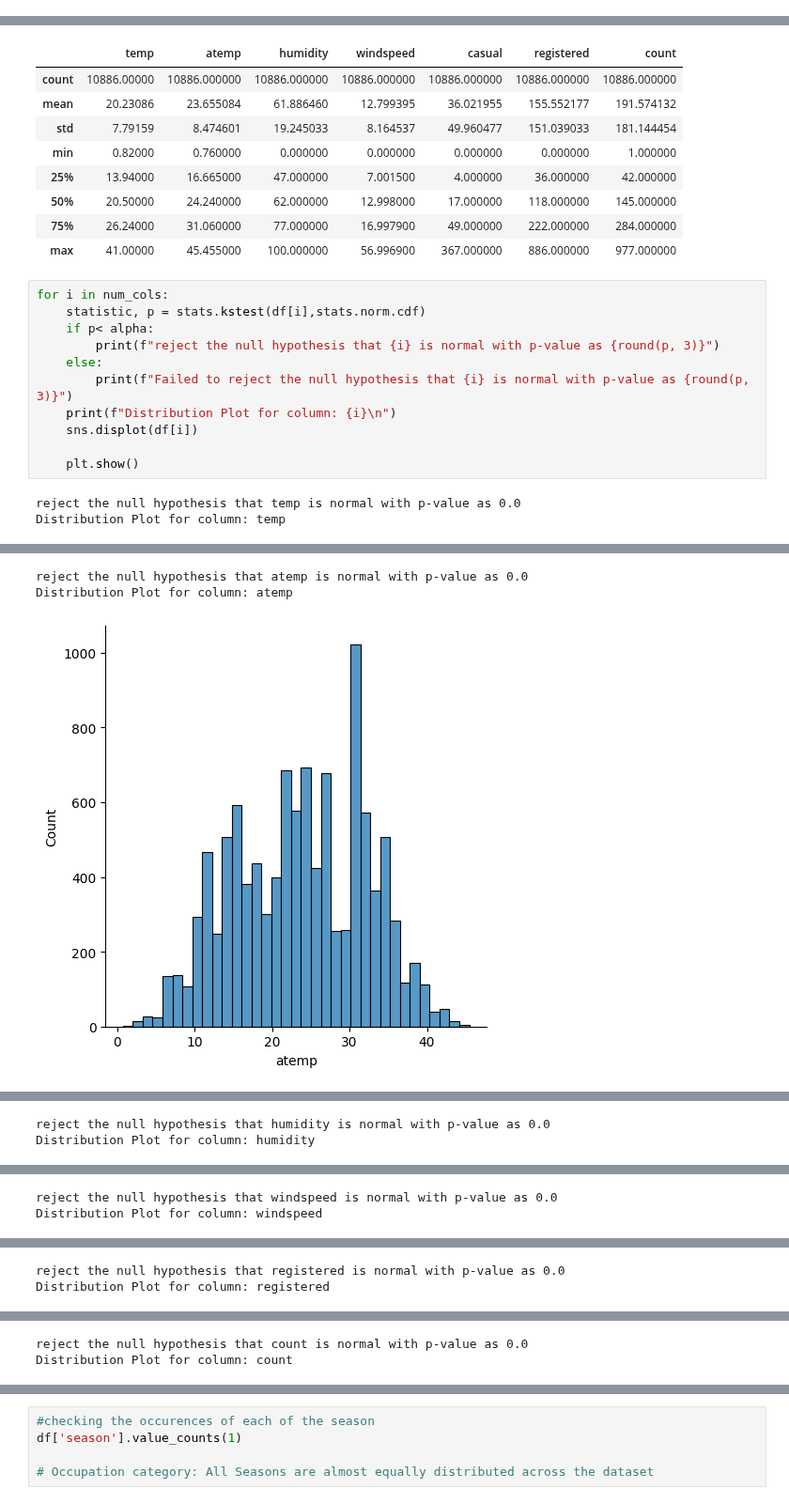
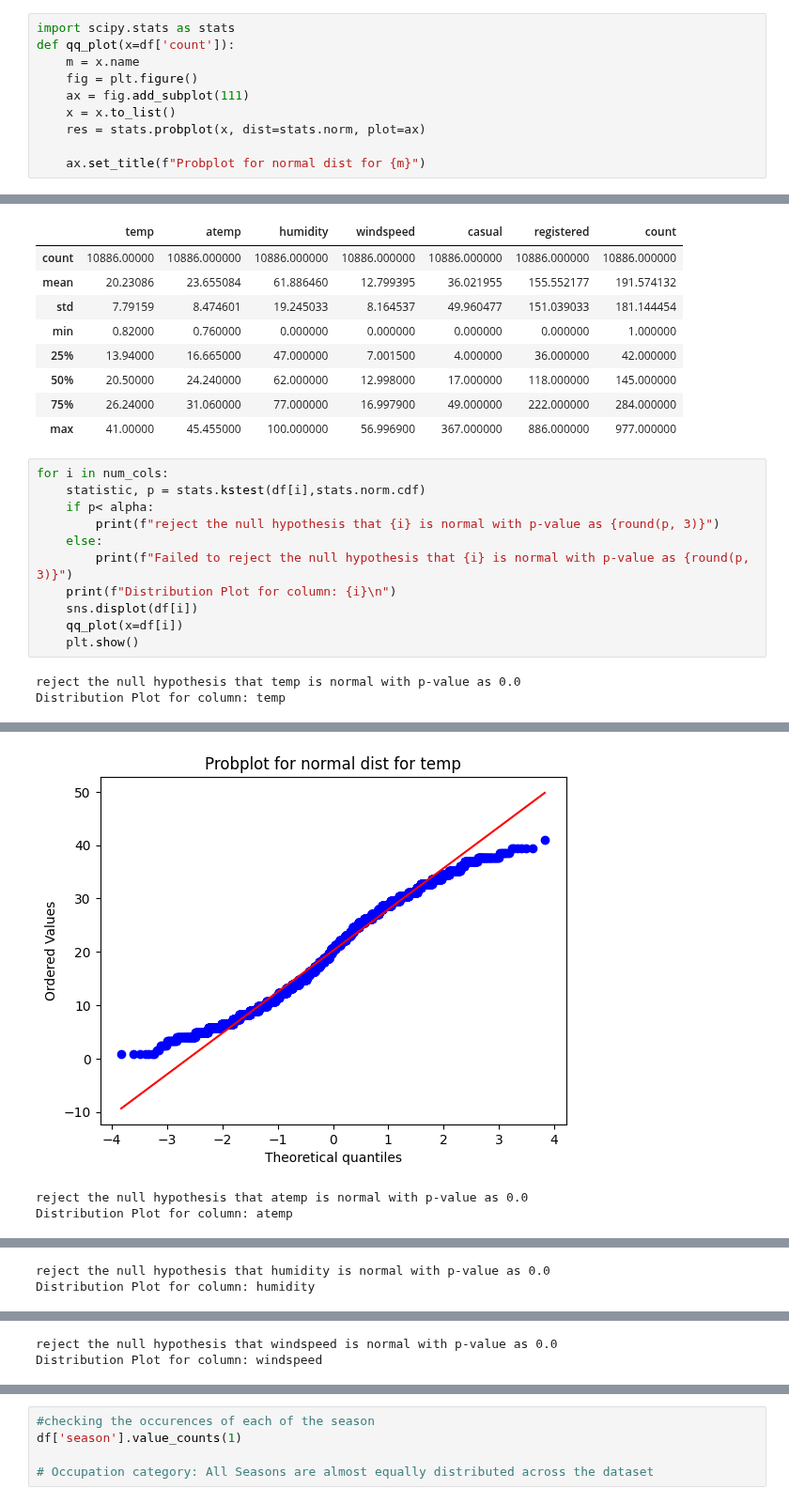
Before and after one commit to trehansalil/yulu_data_analysis, a Jupyter notebook: data_analysis.ipynb, the cells around one changed output, grey strips where cells are left out. Shown at 94% size. Saved outputs shown, nothing was run; the diff lists cells and outputs as text.

Commit message:
qq-plots included and removing yulu data

```diff
--- a/data_analysis.ipynb
+++ b/data_analysis.ipynb
@@ -65,6 +67,16 @@ df['weather_condition'] = df['weather'].map({1: 'Clear/Partially Cloudy', 2: 'Mi
 df['hour'] = df.datetime.dt.hour
 df['Time_of_day'] = df['hour'].apply(lambda x: 'Night' if (x<7) | (x>22) else ('Morning' if x<10 else ('Afternoon' if x<16 else 'Evening'))).astype('category')
 df['date'] = df.datetime.dt.date
+# %%
+import scipy.stats as stats
+def qq_plot(x=df['count']):
+    m = x.name
+    fig = plt.figure()
+    ax = fig.add_subplot(111)
+    x = x.to_list()
+    res = stats.probplot(x, dist=stats.norm, plot=ax)
+
+    ax.set_title(f"Probplot for normal dist for {m}")
 # %%
 cat_cols = ['season', 'holiday', 'workingday', 'weather', 'season_name', 'weather_condition', 'hour', 'Time_of_day']
 num_cols = ['temp', 'atemp', 'humidity', 'windspeed', 'casual', 'registered', 'count']
@@ -175,18 +190,18 @@ df[num_cols].describe()
 # %%
 for i in num_cols:
     statistic, p = stats.kstest(df[i],stats.norm.cdf)
     if p< alpha:
         print(f"reject the null hypothesis that {i} is normal with p-value as {round(p, 3)}")
     else:
         print(f"Failed to reject the null hypothesis that {i} is normal with p-value as {round(p, 3)}")
     print(f"Distribution Plot for column: {i}\n")
     sns.displot(df[i])
-
+    qq_plot(x=df[i])
     plt.show()
 # %% [output]
 reject the null hypothesis that temp is normal with p-value as 0.0
 Distribution Plot for column: temp
 [figure]
+[figure, new version]
 reject the null hypothesis that atemp is normal with p-value as 0.0
 Distribution Plot for column: atemp
-[figure, old version]
@@ -202,2 +218,0 @@ Distribution Plot for column: casual
-reject the null hypothesis that registered is normal with p-value as 0.0
-Distribution Plot for column: registered
@@ -205,2 +218,0 @@ Distribution Plot for column: registered
-reject the null hypothesis that count is normal with p-value as 0.0
-Distribution Plot for column: count
```
Also changed, not shown: parts of 35 cells of this notebook, 2 other files.
